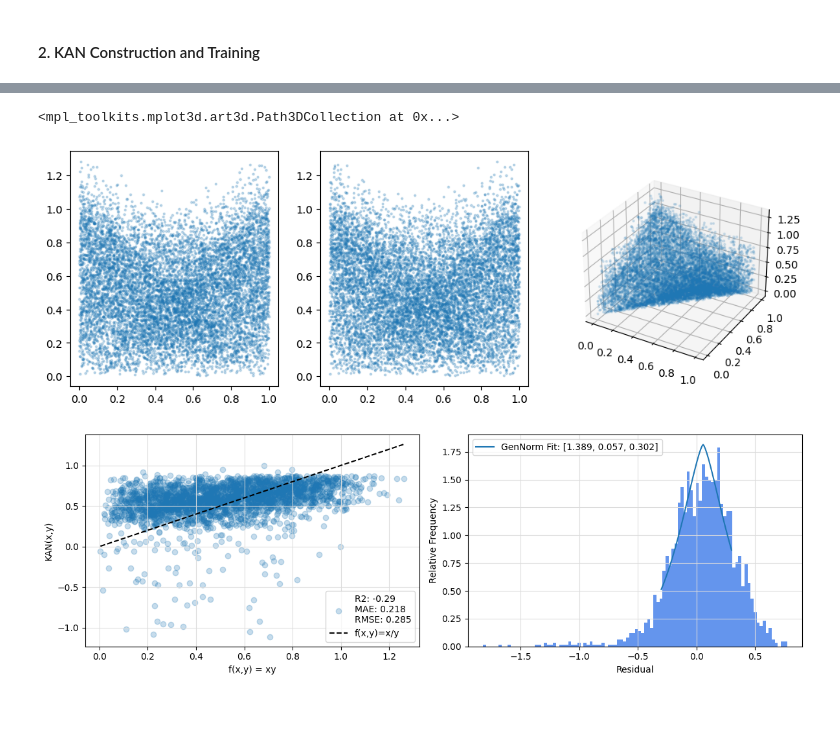
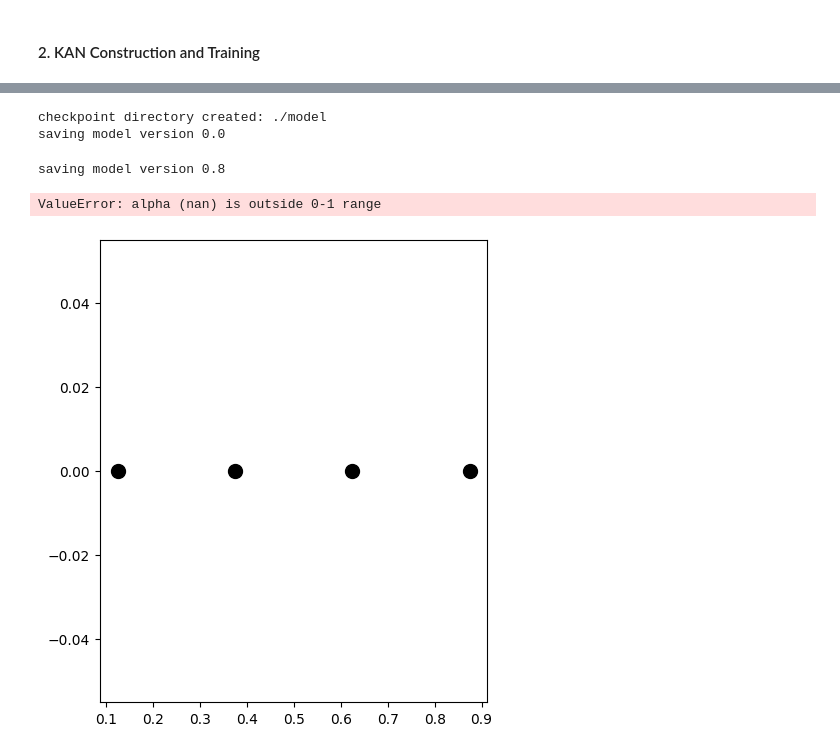
Before and after one commit to nhsnow2/pykanKAN, a Jupyter notebook: scripts/toy_problems/compositions.ipynb, the cells around one changed output, grey strips where cells are left out. Cells and saved outputs as stored; diff of their text form; code cells hidden in the pictures; blank space fills up the shorter version.

```diff
--- a/scripts/toy_problems/compositions.ipynb
+++ b/scripts/toy_problems/compositions.ipynb
@@ -80,4 +80,0 @@ saving model version 0.1
-# %%
-# Pruning Block
-model = model.prune(0.15,0.15)
-model.plot()
@@ -93,5 +80,0 @@ saving model version 0.3
-# %%
-result = model.fit(DATASET, opt='Adam', steps=200, lamb=0.005, lr=0.2)
-history["train"] += result["train_loss"]
-history["tests"] += result["test_loss"]
-model.plot()
@@ -138,43 +80,0 @@ $\displaystyle - 1.7082 \left(1 - 0.5991 \left(- 0.2655 \left(- x_{1} - 0.4148\r
-# %%
-fig, axs = plt.subplots(1,3, figsize=(12,4))
-
-ax=axs[0]
-ax.scatter(x_1, Y, s=3, alpha=0.25)
-
-ax=axs[1]
-ax.scatter(x_2, Y, s=3, alpha=0.25)
-
-fig.delaxes(axs[2])
-ax=fig.add_subplot(1,3,3,projection='3d')
-ax.scatter(x_1, x_2, Y, s=3, alpha=0.15)
-# %% [output]
-<mpl_toolkits.mplot3d.art3d.Path3DCollection at 0x...>
-[figure, removed]
-# %%
-# --- Results - Performance
-if scale:
-    Y_PREDICTED = Y_Scaler.inverse_transform(model(X_TESTS_T).detach().reshape(-1,1)) # model(X_TESTS_T).detach() #
-else:
-    Y_PREDICTED = model(X_TESTS_T).detach()
-
-Y_TRUE = Y_TESTS
-myR2 = R2(Y_TRUE, Y_PREDICTED); myMSE = MSE(Y_TRUE, Y_PREDICTED); myMAE = MAE(Y_TRUE, Y_PREDICTED)
-
-fig, axs = plt.subplots(1,2, figsize=(12,4))
-
-ax=axs[0]
-ax.scatter(Y_TRUE, Y_PREDICTED, alpha=0.25, label=f"R2: {round(myR2,3)}\nMAE: {round(myMAE,3)}\nRMSE: {round(myMSE**0.5,3)}")
-ax.plot(np.linspace(np.min(Y_TRUE), np.max(Y_TRUE),100),np.linspace(np.min(Y_TRUE), np.max(Y_TRUE),100), color='black',ls='--', label="f(x,y)=x/y")
-ax.set_xlabel("f(x,y) = xy"); ax.set_ylabel("KAN(x,y)"); ax.legend(); ax.grid(visible=True, color='gainsboro')
-
-ax=axs[1]
-residuals = Y_PREDICTED[:,0] - Y_TRUE
-pdf_fit = scipy.stats.gennorm.fit(residuals)
-pdf_pdf = scipy.stats.gennorm.pdf(np.linspace(-0.3,0.3,100), *pdf_fit)
-ax.hist(residuals, bins=100, color='cornflowerblue', density=True)
-ax.plot(np.linspace(-0.3,0.3,100), pdf_pdf, label=f'GenNorm Fit: {[round(i,3) for i in pdf_fit]}')
-ax.set_xlabel("Residual"); ax.set_ylabel("Relative Frequency"); ax.grid(visible=True, color='gainsboro', label='Raw Data'); ax.legend()
-
-fig.tight_layout()
-# %% [output]
-[figure, removed]
@@ -180,0 +220,11 @@ fig.tight_layout()
+# %%
+model, history = Initialize(DATASET['train_input'], network_width=[4,3,3,1], plot=False, spline_order=3, spline_grid=8)
+# %% [output]
+checkpoint directory created: ./model
+saving model version 0.0
+# %%
+history = Train(model, DATASET, history, plot=True, epochs=100, learning_rate=0.01, reg_rate=0.01, optimizer='Adam')
+# %% [output]
+saving model version 0.8
+ValueError: alpha (nan) is outside 0-1 range
+[figure, added]
```
Also changed, not shown: parts of 18 cells of this notebook.
